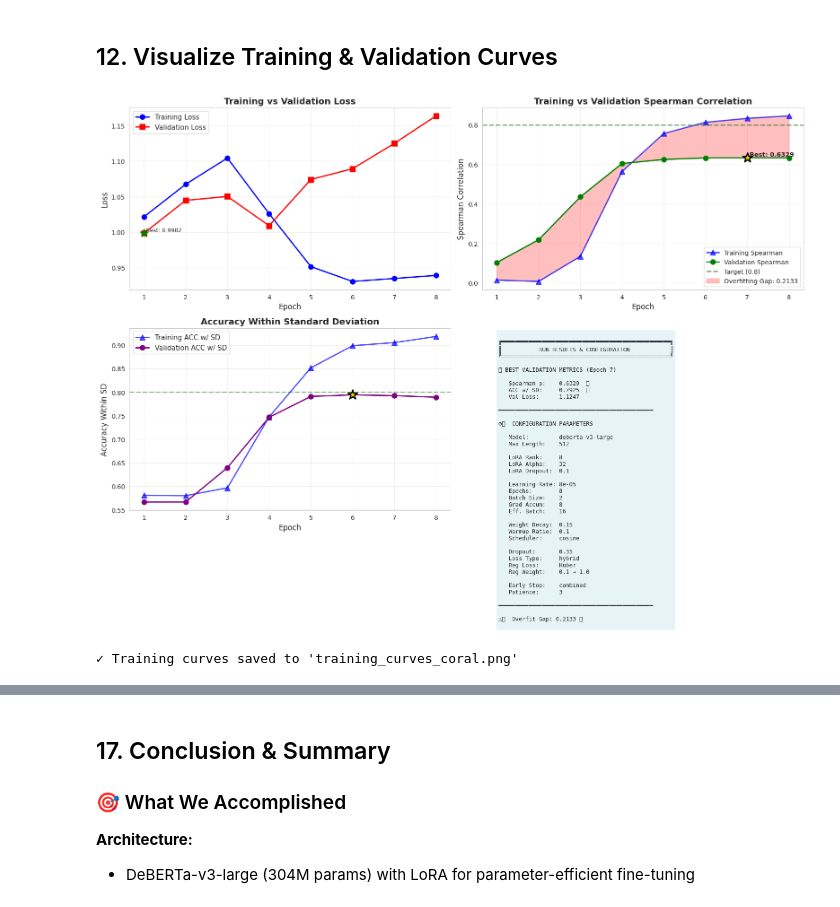
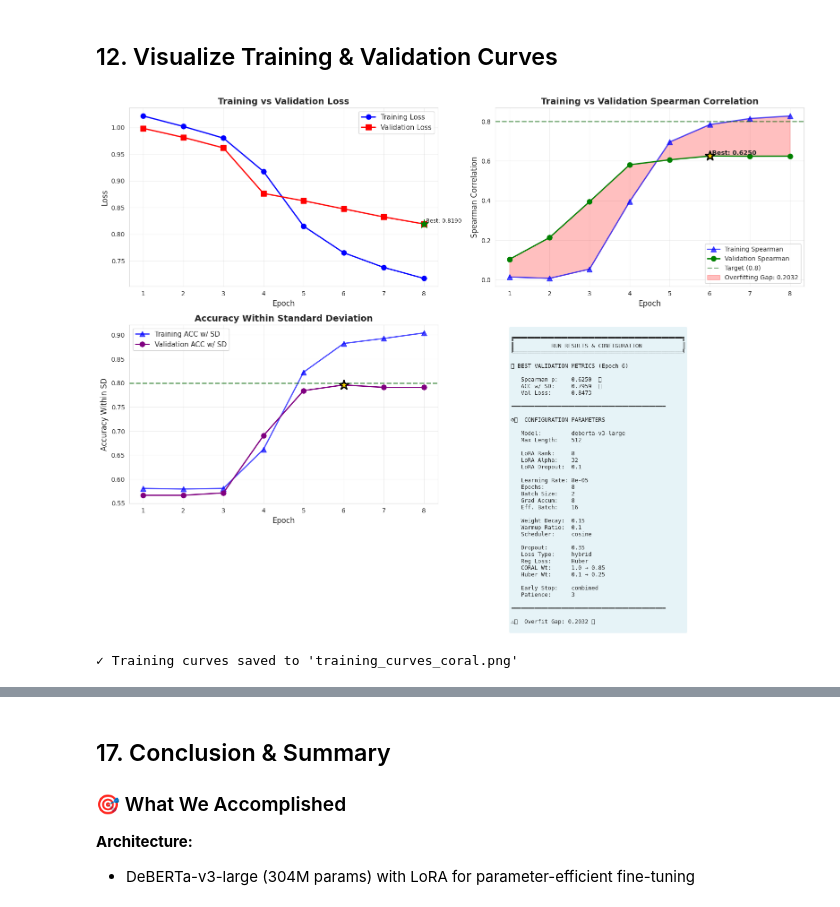
Before and after one commit to Haris3477/SemEval-Word-Sense-Plausibility, a Jupyter notebook: semeval_2026_task5.ipynb, the cells around one changed output, grey strips where cells are left out. Drawn from its saved outputs; the diff is of its cells as text; code cells hidden in the pictures.

Commit message:
changed huber loss weighting to be dynamic and normazlised (coral weight decreases and huber increases with epoch) + result analysis plots

```diff
--- a/semeval_2026_task5.ipynb
+++ b/semeval_2026_task5.ipynb
@@ -1196,9 +1200,9 @@ if config['early_stop_metric'] in metric_explanations:
     print(f"   → {metric_explanations[config['early_stop_metric']]}")
 
 print(f"\n🎯 Target: Spearman ≥ 0.80 AND ACC within SD ≥ 0.80")
-print(f"💡 Strategy: Dynamic loss weighting - CORAL dominates early (ranking), then MSE/Huber ramps up (calibration)")
+print(f"💡 Strategy: NORMALIZED dynamic weighting - loss magnitude stays stable!")
 reg_type = "Huber" if config.get('use_huber', False) else "MSE"
-print(f"   Loss: CORAL + {reg_type} (weight: {config['mse_weight_start']} → {config['mse_weight_end']} over epochs)")
+print(f"   CORAL: {config['coral_weight_start']} → {config['coral_weight_end']} | {reg_type}: {config['huber_weight_start']} → {config['huber_weight_end']}")
 print("=" * 80)
 
 # Training loop
@@ -1207,11 +1211,12 @@ for epoch in range(config['epochs']):
     print(f"EPOCH {epoch + 1}/{config['epochs']}")
     print(f"{'='*80}")
 
-    # Calculate current regression weight for this epoch
+    # Calculate current weights for this epoch (normalized)
     progress = epoch / max(config['epochs'] - 1, 1)
-    current_reg_weight = config['mse_weight_start'] + (config['mse_weight_end'] - config['mse_weight_start']) * progress
+    current_coral_weight = config['coral_weight_start'] + (config['coral_weight_end'] - config['coral_weight_start']) * progress
+    current_huber_weight = config['huber_weight_start'] + (config['huber_weight_end'] - config['huber_weight_start']) * progress
     reg_type = "Huber" if config.get('use_huber', False) else "MSE"
-    print(f"📈 {reg_type} weight this epoch: {current_reg_weight:.3f}")
+    print(f"📈 Weights: CORAL={current_coral_weight:.2f}, {reg_type}={current_huber_weight:.2f} (total={current_coral_weight + current_huber_weight:.2f})")
 
     # Train
     train_loss, train_preds, train_targets = train_one_epoch(
@@ -1224,8 +1229,10 @@ for epoch in range(config['epochs']):
         loss_type=config['loss_type'],
         gradient_clip=config['gradient_clip'],
         use_amp=config.get('use_amp', False),
-        mse_weight_start=config['mse_weight_start'],
-        mse_weight_end=config['mse_weight_end'],
+        coral_weight_start=config['coral_weight_start'],
+        coral_weight_end=config['coral_weight_end'],
+        huber_weight_start=config['huber_weight_start'],
+        huber_weight_end=config['huber_weight_end'],
         epoch=epoch,
         total_epochs=config['epochs'],
         use_huber=config.get('use_huber', True),
@@ -1236,13 +1243,14 @@ for epoch in range(config['epochs']):
     # Evaluate on training set (for overfitting analysis)
     train_metrics = calculate_metrics(train_preds, train_targets, train_df['stdev'].values)
 
-    # Evaluate on validation set (use current epoch's regression weight for fair loss comparison)
+    # Evaluate on validation set (use current epoch's weights for fair loss comparison)
     val_loss, val_preds, val_targets, val_stdevs = evaluate_model(
         model=model,
         dataloader=dev_loader,
         device=device,
         loss_type=config['loss_type'],
-        regression_weight=current_reg_weight,
+        coral_weight=current_coral_weight,
+        huber_weight=current_huber_weight,
         use_huber=config.get('use_huber', True),
         huber_delta=config.get('huber_delta', 0.5)
     )
@@ -1649,33 +1657,34 @@ summary_text = f"""
    Batch Size:    {config['batch_size']}
    Grad Accum:    {config['grad_accumulation_steps']}
    Eff. Batch:    {config['batch_size'] * config['grad_accumulation_steps']}
 
    Weight Decay:  {config['weight_decay']}
    Warmup Ratio:  {config['warmup_ratio']}
    Scheduler:     {config['scheduler_type']}
 
    Dropout:       {config['dropout']}
    Loss Type:     {config['loss_type']}
    Reg Loss:      {"Huber" if config.get('use_huber', False) else "MSE"}
-   Reg Weight:    {config.get('mse_weight_start', 0.1)} → {config.get('mse_weight_end', 1.0)}
+   CORAL Wt:      {config.get('coral_weight_start', 1.0)} → {config.get('coral_weight_end', 0.85)}
+   Huber Wt:      {config.get('huber_weight_start', 0.1)} → {config.get('huber_weight_end', 0.25)}
 
    Early Stop:    {config['early_stop_metric']}
    Patience:      {config['early_stop_patience']}
 
 ━━━━━━━━━━━━━━━━━━━━━━━━━━━━━━━━━━━━━━━━━━━━━━
 
 ⚠️  Overfit Gap: {final_gap:.4f} {'🔥' if final_gap > 0.2 else '⚠️' if final_gap > 0.1 else '✅'}
 """
 
 axes[1, 1].text(0.05, 0.98, summary_text, transform=axes[1, 1].transAxes,
                 fontsize=9, verticalalignment='top', family='monospace',
                 bbox=dict(boxstyle='round', facecolor='lightblue', alpha=0.3))
 
 plt.tight_layout()
 plt.savefig('training_curves_coral.png', dpi=300, bbox_inches='tight')
 plt.show()
 
 print("\n✓ Training curves saved to 'training_curves_coral.png'")
 # %% [output]
-[figure, old version]
+[figure, new version]
 ✓ Training curves saved to 'training_curves_coral.png'
```
Also changed, not shown: parts of 5 cells of this notebook.
